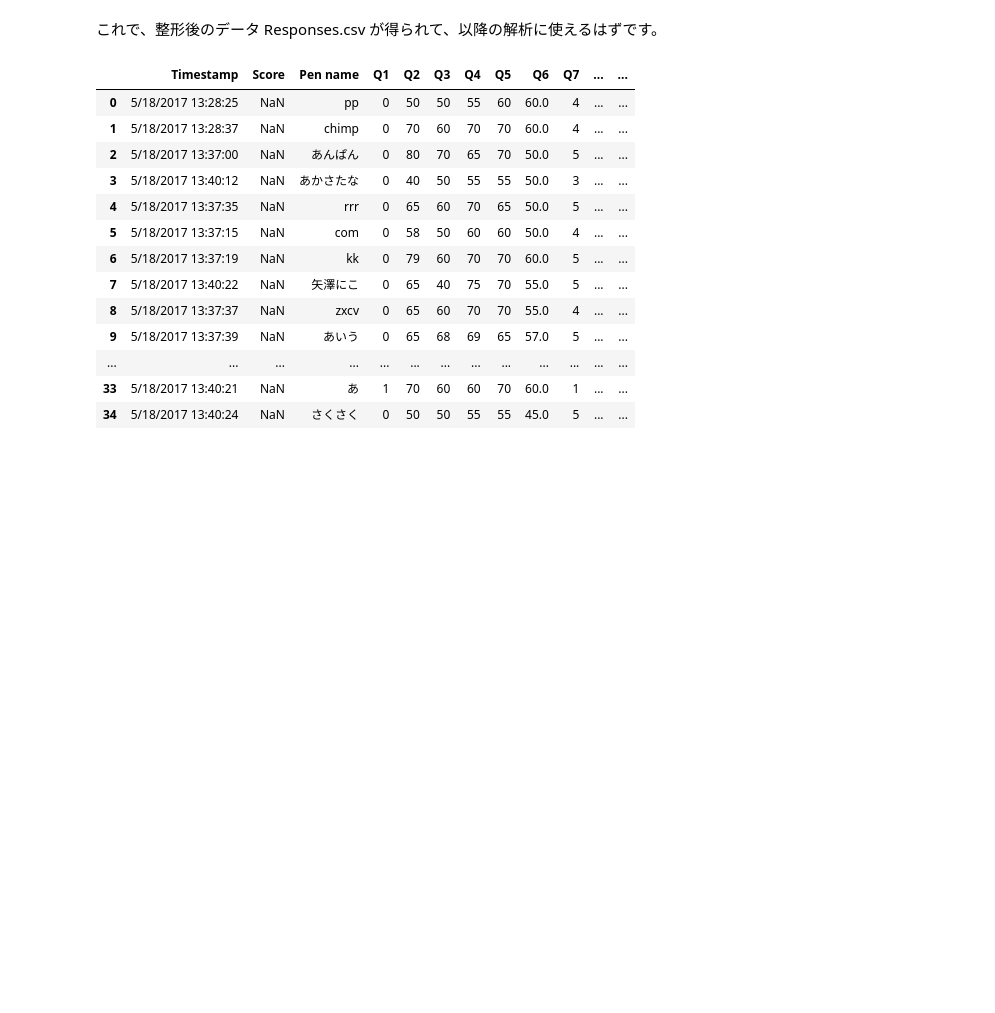
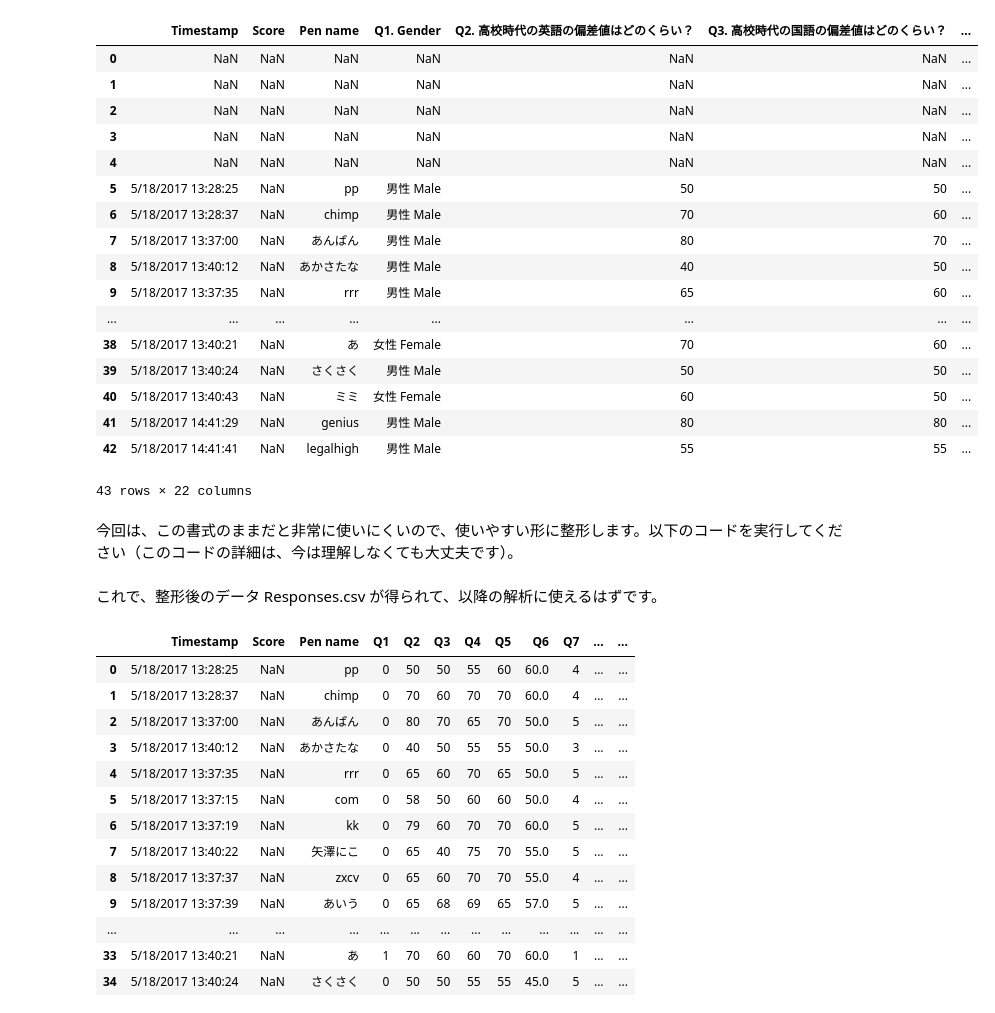
Before and after one commit to Koteraken/Experiment2017, a Jupyter notebook: ShapingData.ipynb, the cells around one changed output. Cells and saved outputs as stored; diff of their text form; code cells hidden in the pictures; blank space fills up the shorter version.

```diff
--- a/ShapingData.ipynb
+++ b/ShapingData.ipynb
@@ -35,5 +10,3 @@ with open('./Questionary - Form Responses 1.csv') as f:
-# %% [markdown]
-これで、整形後のデータ Responses.csv が得られて、以降の解析に使えるはずです。
 # %%
 # 数値計算やデータフレーム操作に関するライブラリをインポートする
 import numpy as np
@@ -42,3 +15,29 @@ import pandas as pd
 # URL によるリソースへのアクセスを提供するライブラリをインポートする。
 # import urllib # Python 2 の場合
 import urllib.request # Python 3 の場合
+# %%
+# データの読み込み
+df1 = pd.read_csv('./Questionary - Form Responses 1.csv', sep=',')
+# %%
+df1
+# %% [output]
+|  | Timestamp | Score | Pen name | Q1. Gender | Q2. 高校時代の英語の偏差値はどのくらい？ | Q3. 高校時代の国語の偏差値はどのくらい？ | ... |
+| 0 | NaN | NaN | NaN | NaN | NaN | NaN | ... |
+| 1 | NaN | NaN | NaN | NaN | NaN | NaN | ... |
+| 2 | NaN | NaN | NaN | NaN | NaN | NaN | ... |
+| 3 | NaN | NaN | NaN | NaN | NaN | NaN | ... |
+| 4 | NaN | NaN | NaN | NaN | NaN | NaN | ... |
+| 5 | 5/18/2017 13:28:25 | NaN | pp | 男性 Male | 50 | 50 | ... |
+| 6 | 5/18/2017 13:28:37 | NaN | chimp | 男性 Male | 70 | 60 | ... |
+| 7 | 5/18/2017 13:37:00 | NaN | あんぱん | 男性 Male | 80 | 70 | ... |
+| 8 | 5/18/2017 13:40:12 | NaN | あかさたな | 男性 Male | 40 | 50 | ... |
+| 9 | 5/18/2017 13:37:35 | NaN | rrr | 男性 Male | 65 | 60 | ... |
+| ... | ... | ... | ... | ... | ... | ... | ... |
+| 38 | 5/18/2017 13:40:21 | NaN | あ | 女性 Female | 70 | 60 | ... |
+| 39 | 5/18/2017 13:40:24 | NaN | さくさく | 男性 Male | 50 | 50 | ... |
+| 40 | 5/18/2017 13:40:43 | NaN | ミミ | 女性 Female | 60 | 50 | ... |
+| 41 | 5/18/2017 14:41:29 | NaN | genius | 男性 Male | 80 | 80 | ... |
+| 42 | 5/18/2017 14:41:41 | NaN | legalhigh | 男性 Male | 55 | 55 | ... |
+43 rows × 22 columns
+# %% [markdown]
+今回は、この書式のままだと非常に使いにくいので、使いやすい形に整形します。以下のコードを実行してください（このコードの詳細は、今は理解しなくても大丈夫です）。
@@ -45,3 +68,5 @@ import urllib.request # Python 3 の場合
+# %% [markdown]
+これで、整形後のデータ Responses.csv が得られて、以降の解析に使えるはずです。
 # %%
 # データの読み込み
 df1 = pd.read_csv('Responses.csv', sep=',')
```
Also changed, not shown: parts of 4 cells of this notebook, 1 other file.
